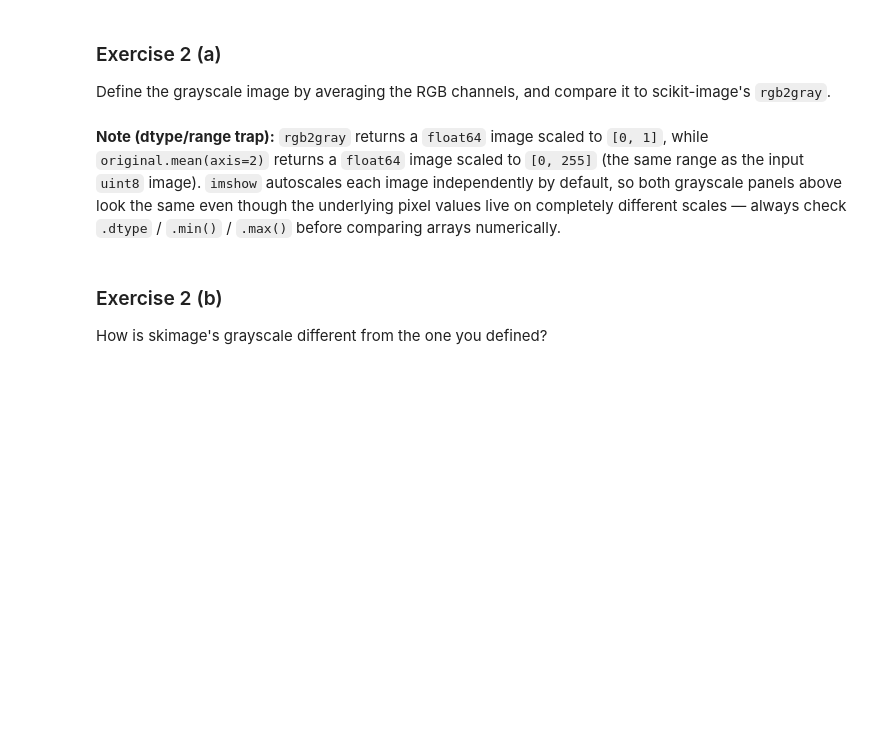
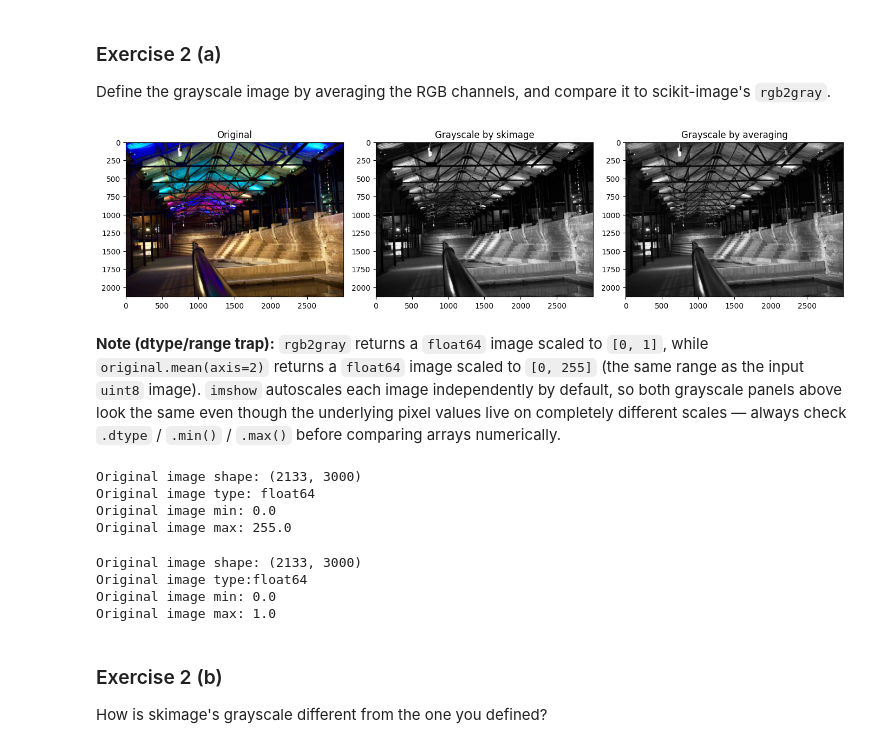
Before and after one commit to RLopez112/dlfcv-lab, a Jupyter notebook: Session2/main.ipynb, the cells around one changed output. Drawn from its saved outputs; the diff is of its cells as text; code cells hidden in the pictures; blank space fills up the shorter version.

```diff
--- a/Session2/main.ipynb
+++ b/Session2/main.ipynb
@@ -57,23 +79,45 @@ Define the grayscale image by averaging the RGB channels, and compare it to scik
 # %%
 # Display the original image and the grayscale one
 from skimage.color import rgb2gray
 
 grayscale = rgb2gray(original)
 
-# TODO: your code here
+avg_grayscale = original.mean(axis=2)
 
 fig, axes = plt.subplots(1, 3, figsize=(14, 4))
 ax = axes.ravel()
 ax[0].imshow(original)
 ax[0].set_title("Original")
 ax[1].imshow(grayscale, cmap=plt.cm.gray)
 ax[1].set_title("Grayscale by skimage")
 ax[2].imshow(avg_grayscale, cmap=plt.cm.gray)
 ax[2].set_title("Grayscale by averaging")
 fig.tight_layout()
 plt.show()
+# %% [output]
+[figure, added]
 # %% [markdown]
 **Note (dtype/range trap):** `rgb2gray` returns a `float64` image scaled to `[0, 1]`, while `original.mean(axis=2)` returns a `float64` image scaled to `[0, 255]` (the same range as the input `uint8` image). `imshow` autoscales each image independently by default, so both grayscale panels above look the same even though the underlying pixel values live on completely different scales — always check `.dtype` / `.min()` / `.max()` before comparing arrays numerically.
+# %%
+print(f"Original image shape: {avg_grayscale.shape}")
+print(f"Original image type: {avg_grayscale.dtype}")
+print(f"Original image min: {avg_grayscale.min()}")
+print(f"Original image max: {avg_grayscale.max()}")
+# %% [output]
+Original image shape: (2133, 3000)
+Original image type: float64
+Original image min: 0.0
+Original image max: 255.0
+# %%
+print(f"Original image shape: {grayscale.shape}")
+print(f"Original image type:{grayscale.dtype}")
+print(f"Original image min: {grayscale.min()}")
+print(f"Original image max: {grayscale.max()}")
+# %% [output]
+Original image shape: (2133, 3000)
+Original image type:float64
+Original image min: 0.0
+Original image max: 1.0
 # %% [markdown]
 ### Exercise 2 (b)
 How is skimage's grayscale different from the one you defined?
```
Also changed, not shown: parts of 7 cells of this notebook, 3 other files.
